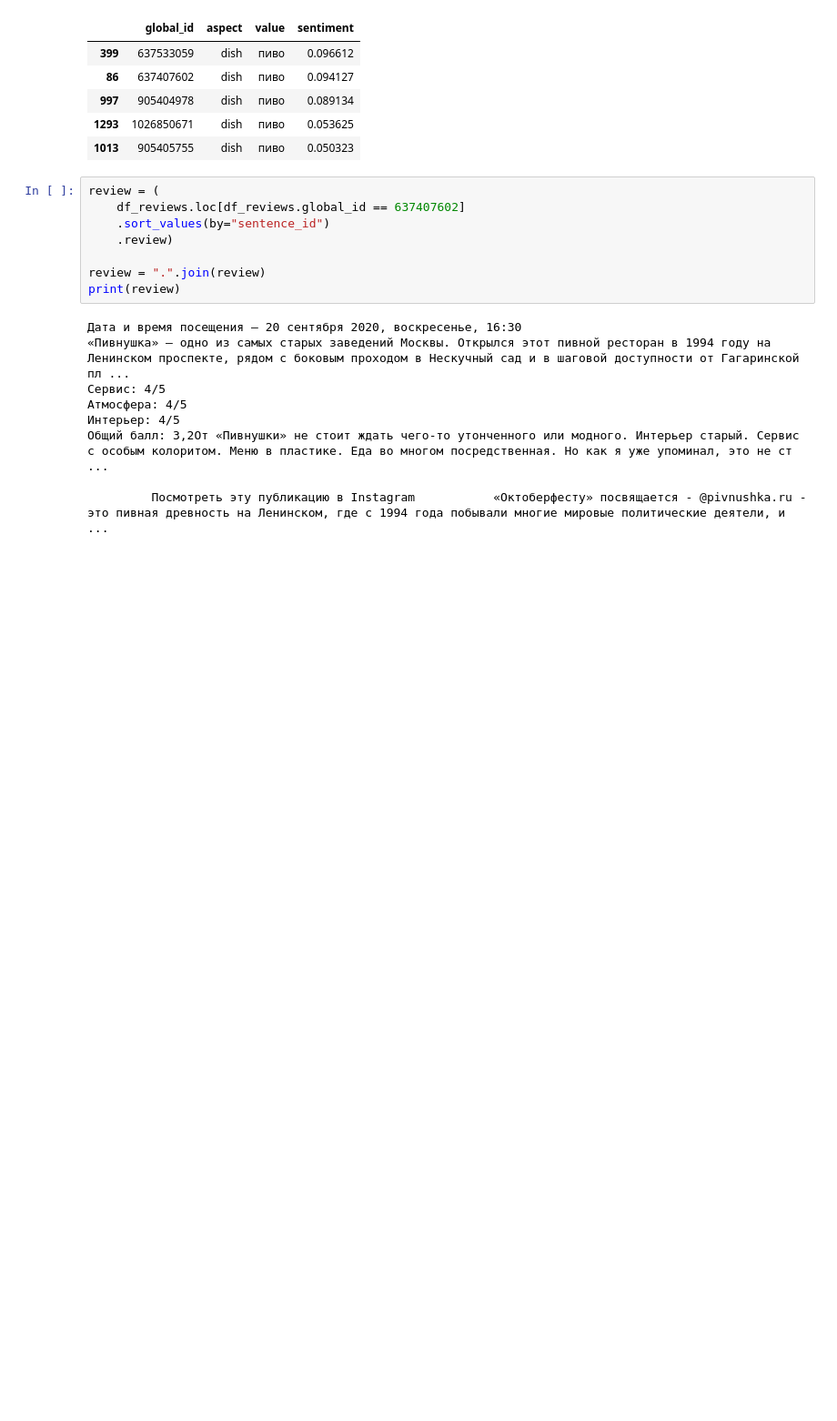
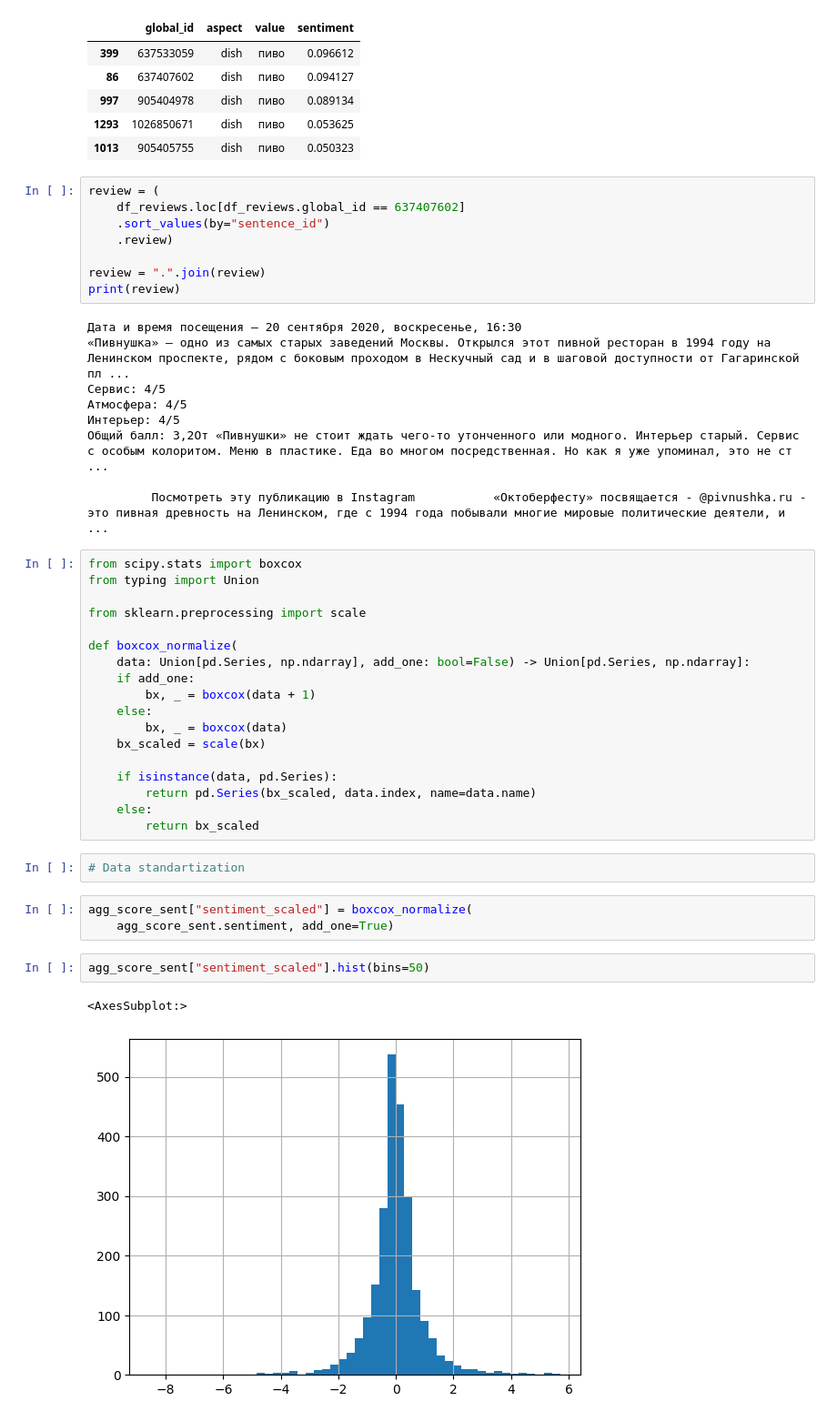
Before and after one commit to oldhroft/moscowrest, a Jupyter notebook: notebooks/SentimentResult.ipynb, the cells around one changed output. Shown at 91% size. Drawn from its saved outputs; the diff is of its cells as text; blank space fills up the shorter version.

```diff
--- a/notebooks/SentimentResult.ipynb
+++ b/notebooks/SentimentResult.ipynb
@@ -315,3 +314,31 @@ print(review)
 Общий балл: 3,2От «Пивнушки» не стоит ждать чего-то утонченного или модного. Интерьер старый. Сервис с особым колоритом. Меню в пластике. Еда во многом посредственная. Но как я уже упоминал, это не ст ...
 
          Посмотреть эту публикацию в Instagram           «Октоберфесту» посвящается - @pivnushka.ru - это пивная древность на Ленинском, где с 1994 года побывали многие мировые политические деятели, и ...
+# %%
+from scipy.stats import boxcox
+from typing import Union
+
+from sklearn.preprocessing import scale
+
+def boxcox_normalize(
+    data: Union[pd.Series, np.ndarray], add_one: bool=False) -> Union[pd.Series, np.ndarray]:
+    if add_one:
+        bx, _ = boxcox(data + 1)
+    else:
+        bx, _ = boxcox(data)
+    bx_scaled = scale(bx)
+
+    if isinstance(data, pd.Series):
+        return pd.Series(bx_scaled, data.index, name=data.name)
+    else:
+        return bx_scaled
+# %%
+# Data standartization
+# %%
+agg_score_sent["sentiment_scaled"] = boxcox_normalize(
+    agg_score_sent.sentiment, add_one=True)
+# %%
+agg_score_sent["sentiment_scaled"].hist(bins=50)
+# %% [output]
+<AxesSubplot:>
+[figure, added]
```
Also changed, not shown: parts of 11 cells of this notebook, 5 other files.
